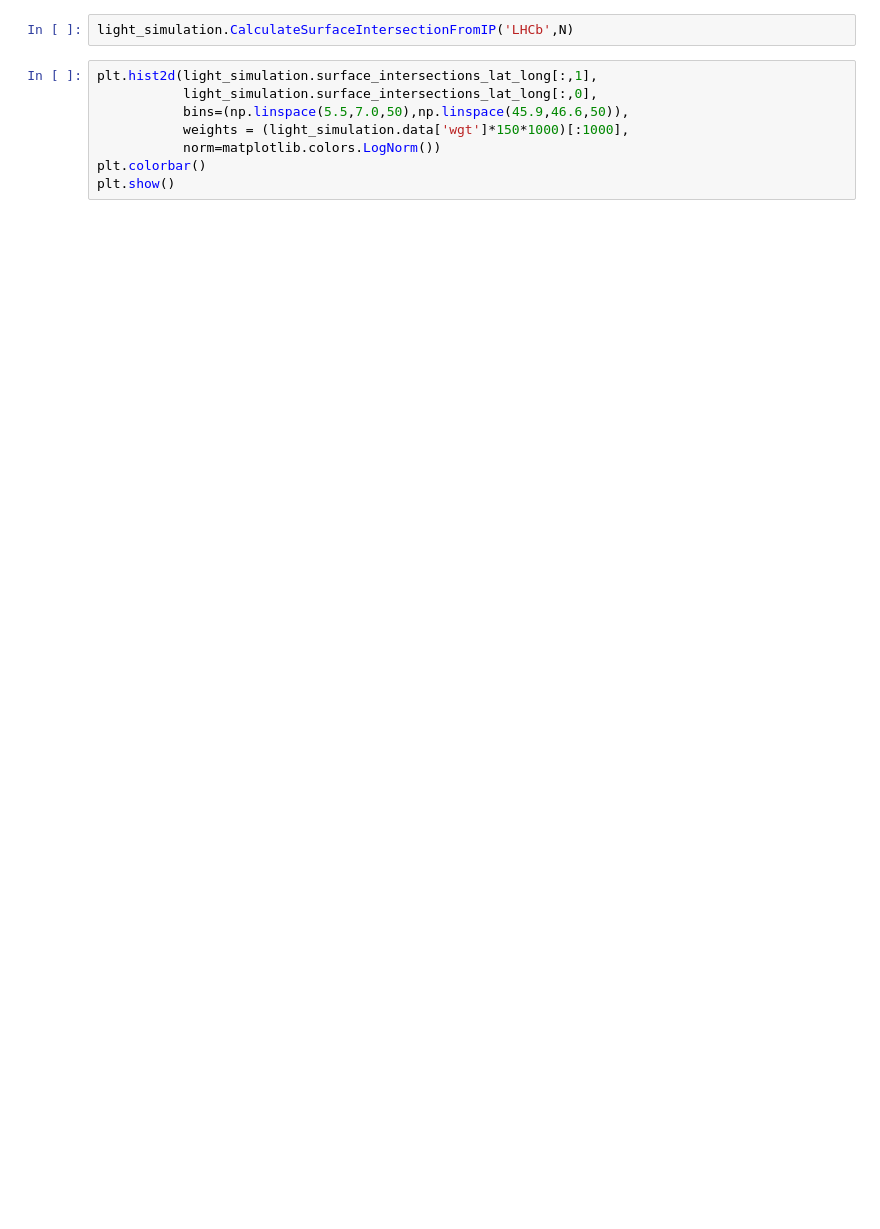
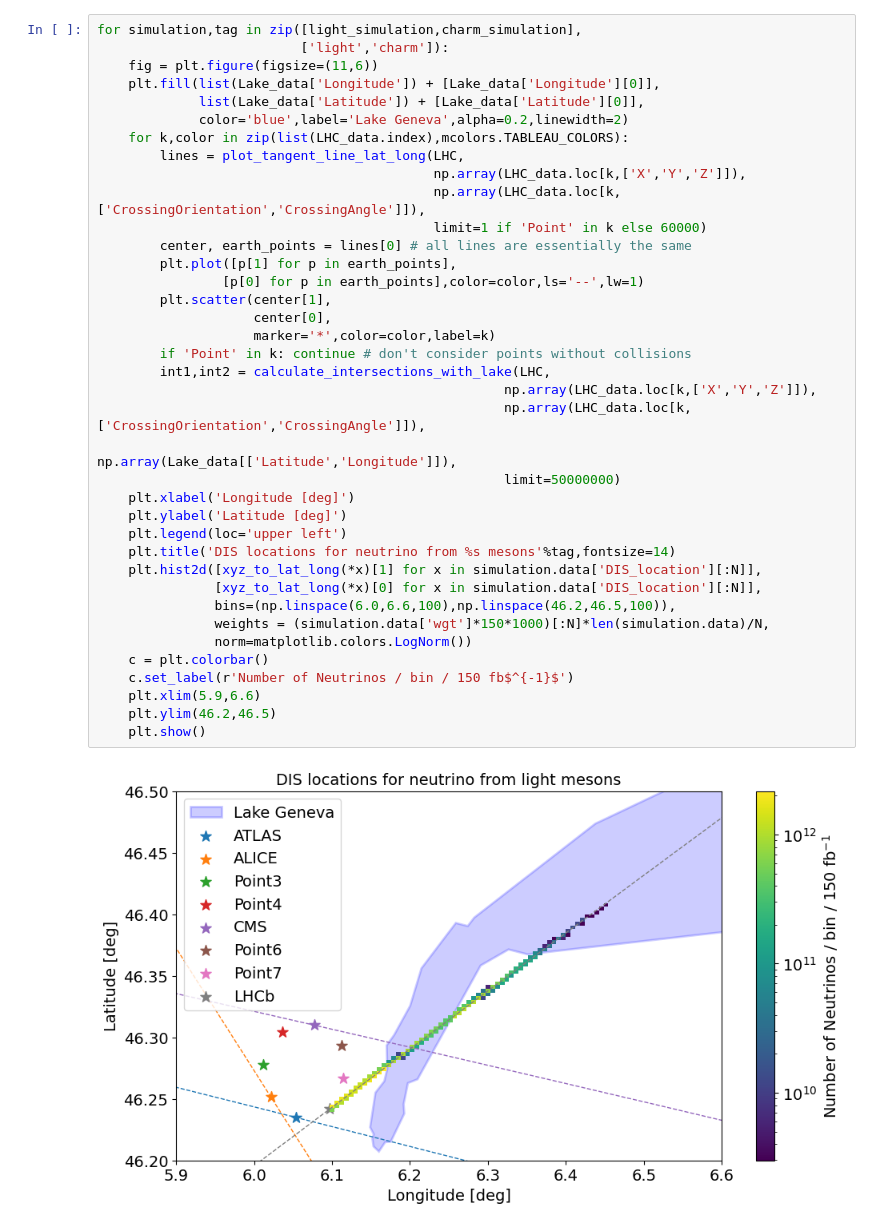
Before and after one commit to nickkamp1/Lake_Geneva_Neutrinos, a Jupyter notebook: MuonSimulation.ipynb, the cells around one changed output. Drawn from its saved outputs; the diff is of its cells as text; blank space fills up the shorter version.

```diff
--- a/MuonSimulation.ipynb
+++ b/MuonSimulation.ipynb
@@ -157,10 +141,40 @@ plt.show()
-# %%
-light_simulation.CalculateSurfaceIntersectionFromIP('LHCb',N)
-# %%
-plt.hist2d(light_simulation.surface_intersections_lat_long[:,1],
-           light_simulation.surface_intersections_lat_long[:,0],
-           bins=(np.linspace(5.5,7.0,50),np.linspace(45.9,46.6,50)),
-           weights = (light_simulation.data['wgt']*150*1000)[:1000],
-           norm=matplotlib.colors.LogNorm())
-plt.colorbar()
-plt.show()
+# %%
+for simulation,tag in zip([light_simulation,charm_simulation],
+                          ['light','charm']):
+    fig = plt.figure(figsize=(11,6))
+    plt.fill(list(Lake_data['Longitude']) + [Lake_data['Longitude'][0]],
+             list(Lake_data['Latitude']) + [Lake_data['Latitude'][0]],
+             color='blue',label='Lake Geneva',alpha=0.2,linewidth=2)
+    for k,color in zip(list(LHC_data.index),mcolors.TABLEAU_COLORS):
+        lines = plot_tangent_line_lat_long(LHC,
+                                           np.array(LHC_data.loc[k,['X','Y','Z']]),
+                                           np.array(LHC_data.loc[k,['CrossingOrientation','CrossingAngle']]),
+                                           limit=1 if 'Point' in k else 60000)
+        center, earth_points = lines[0] # all lines are essentially the same
+        plt.plot([p[1] for p in earth_points],
+                [p[0] for p in earth_points],color=color,ls='--',lw=1)
+        plt.scatter(center[1],
+                    center[0],
+                    marker='*',color=color,label=k)
+        if 'Point' in k: continue # don't consider points without collisions
+        int1,int2 = calculate_intersections_with_lake(LHC,
+                                                    np.array(LHC_data.loc[k,['X','Y','Z']]),
+                                                    np.array(LHC_data.loc[k,['CrossingOrientation','CrossingAngle']]),
+                                                    np.array(Lake_data[['Latitude','Longitude']]),
+                                                    limit=50000000)
+    plt.xlabel('Longitude [deg]')
+    plt.ylabel('Latitude [deg]')
+    plt.legend(loc='upper left')
+    plt.title('DIS locations for neutrino from %s mesons'%tag,fontsize=14)
+    plt.hist2d([xyz_to_lat_long(*x)[1] for x in simulation.data['DIS_location'][:N]],
+               [xyz_to_lat_long(*x)[0] for x in simulation.data['DIS_location'][:N]],
+               bins=(np.linspace(6.0,6.6,100),np.linspace(46.2,46.5,100)),
+               weights = (simulation.data['wgt']*150*1000)[:N]*len(simulation.data)/N,
+               norm=matplotlib.colors.LogNorm())
+    c = plt.colorbar()
+    c.set_label(r'Number of Neutrinos / bin / 150 fb$^{-1}$')
+    plt.xlim(5.9,6.6)
+    plt.ylim(46.2,46.5)
+    plt.show()
+# %% [output]
+[figure, added]
```
Also changed, not shown: parts of 11 cells of this notebook, 3 other files.
